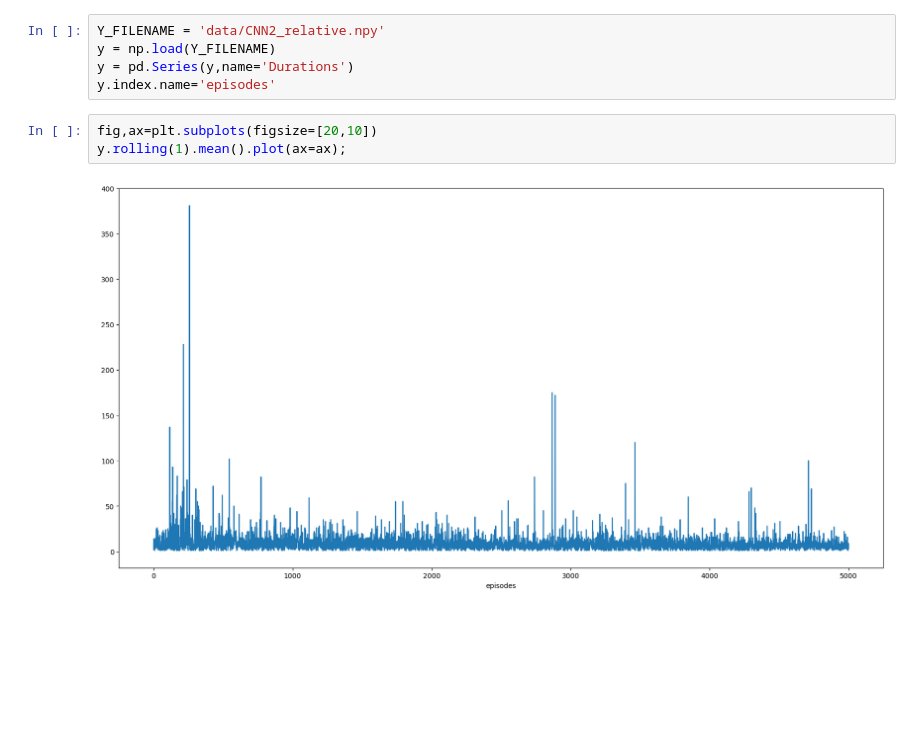
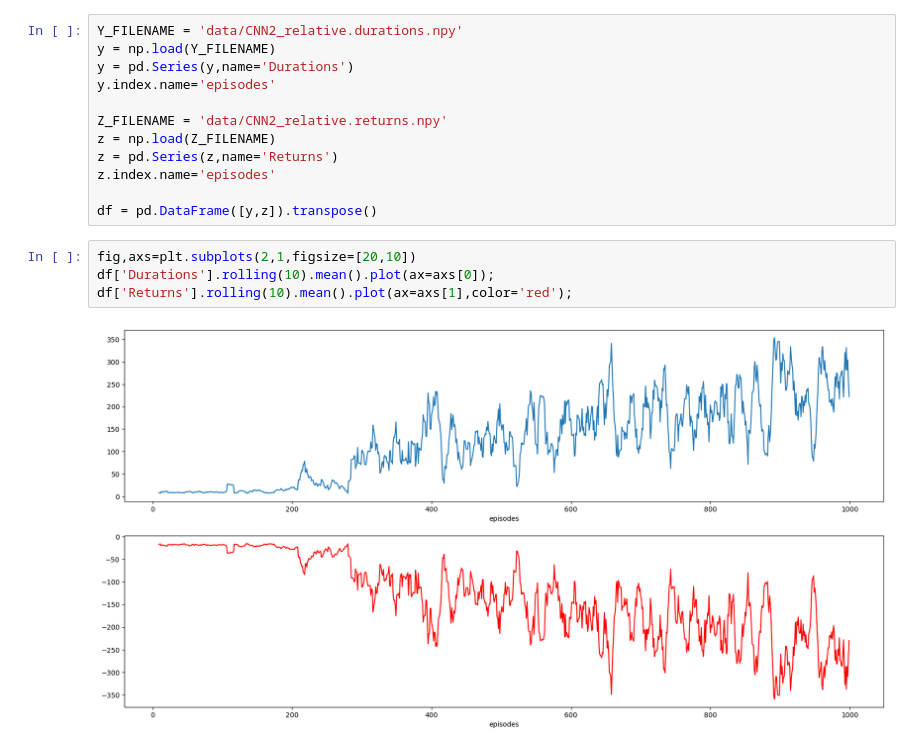
Before and after one commit to zanocrate/snake-rl, a Jupyter notebook: plot.ipynb, the cells around one changed output. Cells and saved outputs as stored; diff of their text form; blank space fills up the shorter version.

```diff
--- a/plot.ipynb
+++ b/plot.ipynb
@@ -6,10 +16,18 @@ import pandas as pd
 # %%
-Y_FILENAME = 'data/CNN2_relative.npy'
+Y_FILENAME = 'data/CNN2_relative.durations.npy'
 y = np.load(Y_FILENAME)
 y = pd.Series(y,name='Durations')
 y.index.name='episodes'
+
+Z_FILENAME = 'data/CNN2_relative.returns.npy'
+z = np.load(Z_FILENAME)
+z = pd.Series(z,name='Returns')
+z.index.name='episodes'
+
+df = pd.DataFrame([y,z]).transpose()
 # %%
-fig,ax=plt.subplots(figsize=[20,10])
-y.rolling(1).mean().plot(ax=ax);
+fig,axs=plt.subplots(2,1,figsize=[20,10])
+df['Durations'].rolling(10).mean().plot(ax=axs[0]);
+df['Returns'].rolling(10).mean().plot(ax=axs[1],color='red');
 # %% [output]
-[figure, old version]
+[figure, new version]
```
Also changed, not shown: parts of 1 cell of this notebook, 4 other files.
